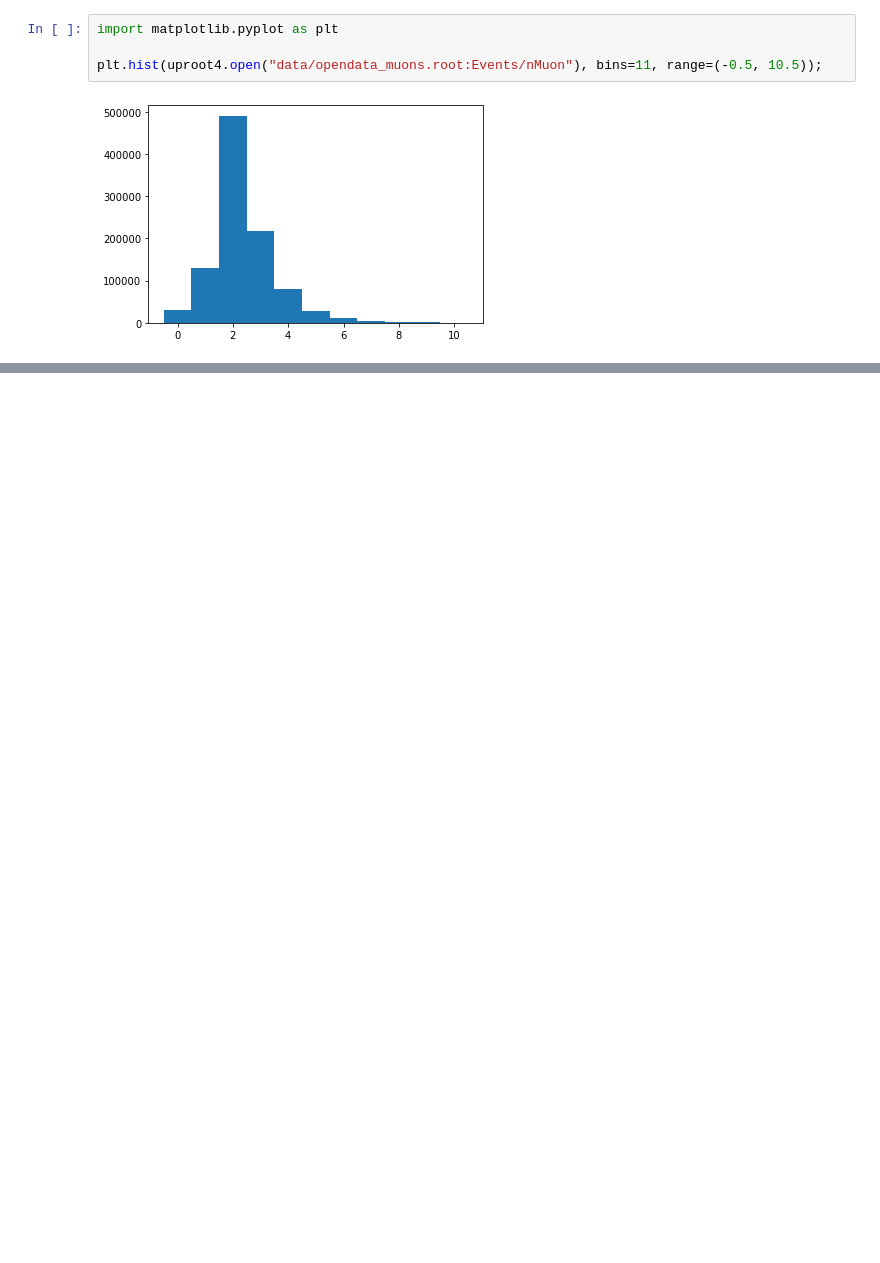
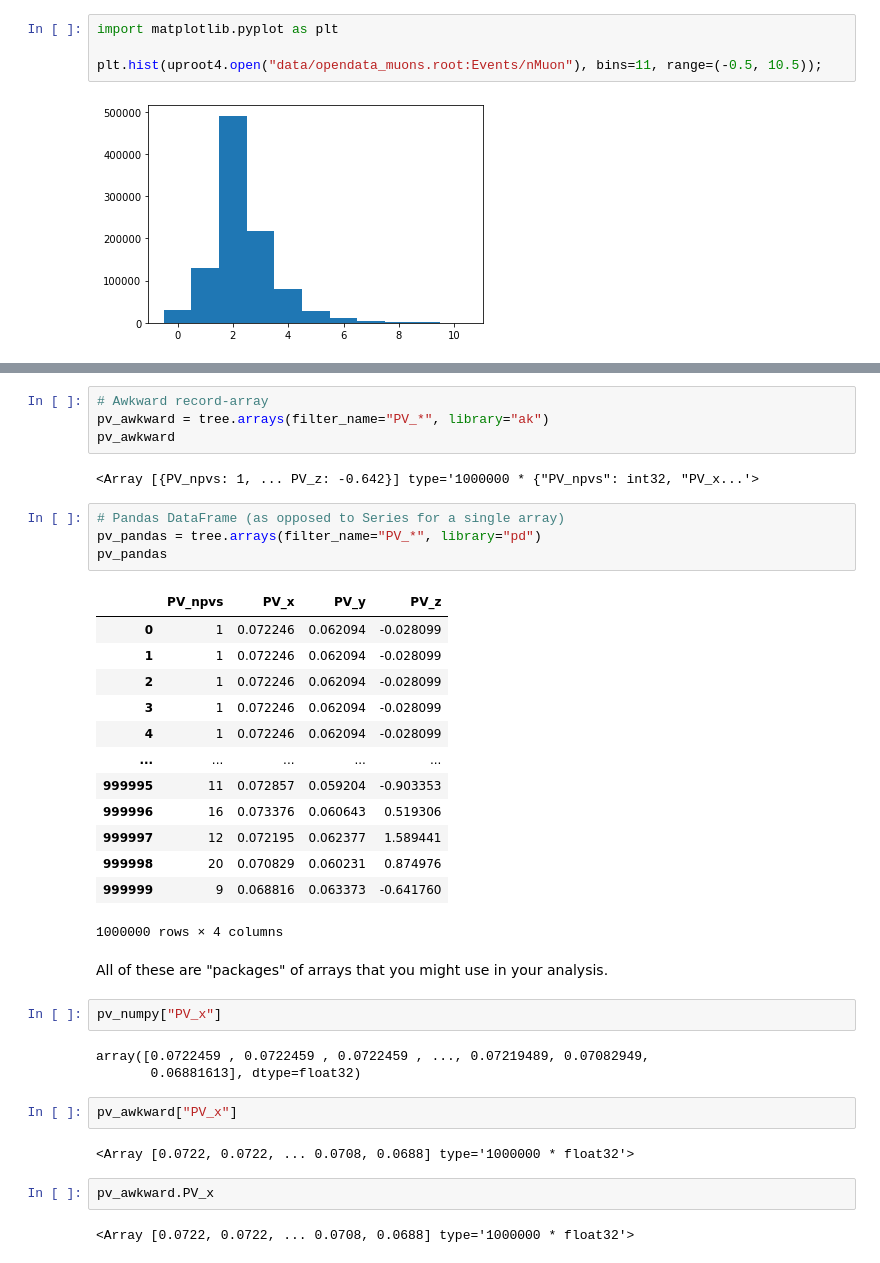
Before and after one commit to jpivarski-talks/2020-07-13-pyhep2020-tutorial, a Jupyter notebook: tutorial.ipynb, the cells around one changed output, grey strips where cells are left out. Cells and saved outputs as stored; diff of their text form; blank space fills up the shorter version.

```diff
--- a/tutorial.ipynb
+++ b/tutorial.ipynb
@@ -443,0 +461,39 @@ KeyboardInterrupt:
+# %%
+# Awkward record-array
+pv_awkward = tree.arrays(filter_name="PV_*", library="ak")
+pv_awkward
+# %% [output]
+<Array [{PV_npvs: 1, ... PV_z: -0.642}] type='1000000 * {"PV_npvs": int32, "PV_x...'>
+# %%
+# Pandas DataFrame (as opposed to Series for a single array)
+pv_pandas = tree.arrays(filter_name="PV_*", library="pd")
+pv_pandas
+# %% [output]
+|  | PV_npvs | PV_x | PV_y | PV_z |
+| 0 | 1 | 0.072246 | 0.062094 | -0.028099 |
+| 1 | 1 | 0.072246 | 0.062094 | -0.028099 |
+| 2 | 1 | 0.072246 | 0.062094 | -0.028099 |
+| 3 | 1 | 0.072246 | 0.062094 | -0.028099 |
+| 4 | 1 | 0.072246 | 0.062094 | -0.028099 |
+| ... | ... | ... | ... | ... |
+| 999995 | 11 | 0.072857 | 0.059204 | -0.903353 |
+| 999996 | 16 | 0.073376 | 0.060643 | 0.519306 |
+| 999997 | 12 | 0.072195 | 0.062377 | 1.589441 |
+| 999998 | 20 | 0.070829 | 0.060231 | 0.874976 |
+| 999999 | 9 | 0.068816 | 0.063373 | -0.641760 |
+1000000 rows × 4 columns
+# %% [markdown]
+All of these are "packages" of arrays that you might use in your analysis.
+# %%
+pv_numpy["PV_x"]
+# %% [output]
+array([0.0722459 , 0.0722459 , 0.0722459 , ..., 0.07219489, 0.07082949,
+       0.06881613], dtype=float32)
+# %%
+pv_awkward["PV_x"]
+# %% [output]
+<Array [0.0722, 0.0722, ... 0.0708, 0.0688] type='1000000 * float32'>
+# %%
+pv_awkward.PV_x
+# %% [output]
+<Array [0.0722, 0.0722, ... 0.0708, 0.0688] type='1000000 * float32'>
```
Also changed, not shown: parts of 41 cells of this notebook, 14 other files.
